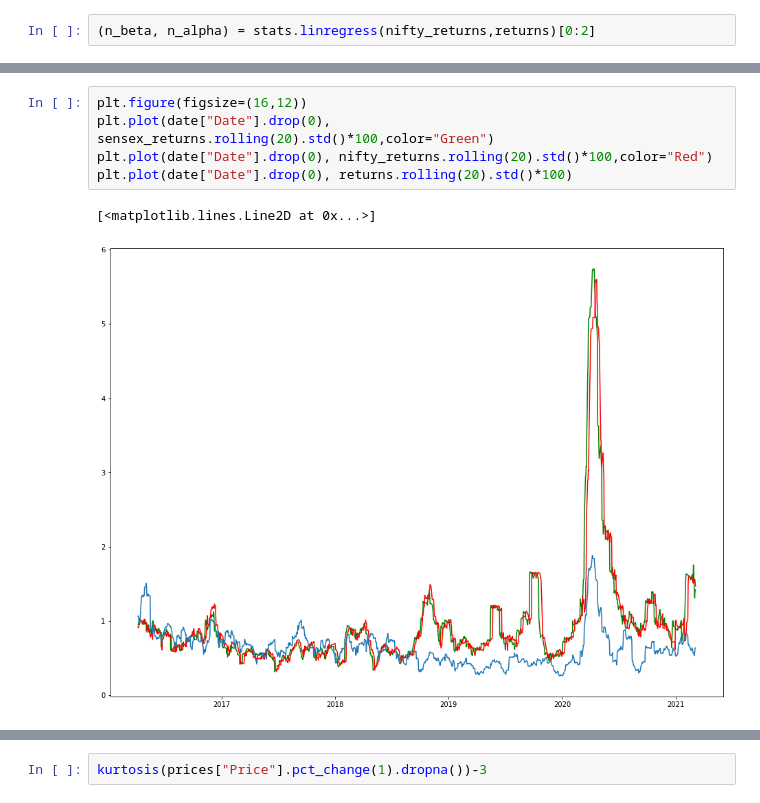
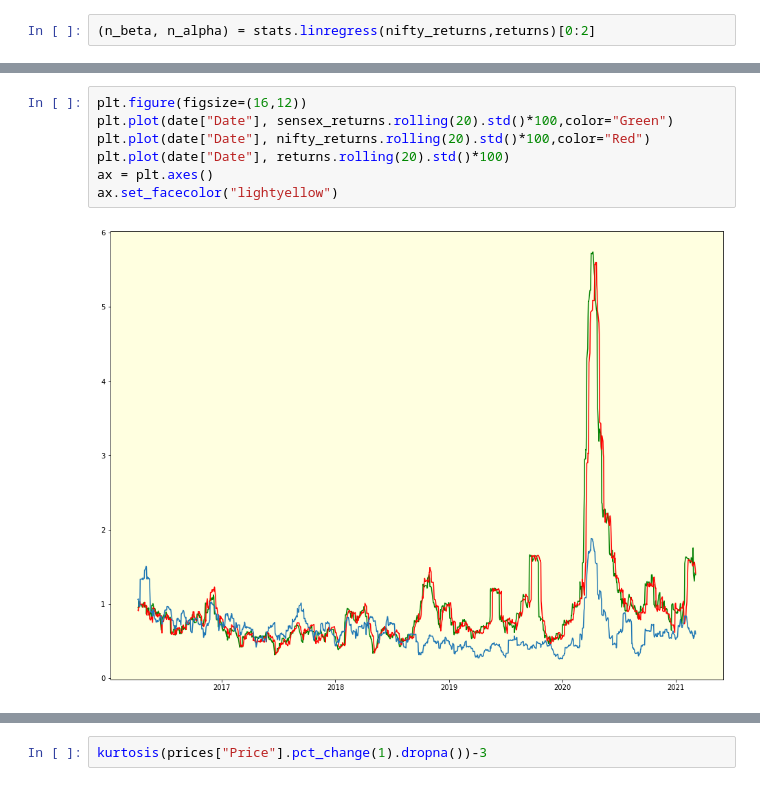
Before and after one commit to rohithandique/ACM-Index-Fund-Project, a Jupyter notebook: Index Fund Stats.ipynb, the cells around one changed output, grey strips where cells are left out. Saved outputs shown, nothing was run; the diff lists cells and outputs as text.

```diff
--- a/Index Fund Stats.ipynb
+++ b/Index Fund Stats.ipynb
@@ -235,11 +235,12 @@ n_alpha
 # %%
 plt.figure(figsize=(16,12))
-plt.plot(date["Date"].drop(0), sensex_returns.rolling(20).std()*100,color="Green")
-plt.plot(date["Date"].drop(0), nifty_returns.rolling(20).std()*100,color="Red")
-plt.plot(date["Date"].drop(0), returns.rolling(20).std()*100)
+plt.plot(date["Date"], sensex_returns.rolling(20).std()*100,color="Green")
+plt.plot(date["Date"], nifty_returns.rolling(20).std()*100,color="Red")
+plt.plot(date["Date"], returns.rolling(20).std()*100)
+ax = plt.axes()
+ax.set_facecolor("lightyellow")
 # %% [output]
-[<matplotlib.lines.Line2D at 0x...>]
-[figure, old version]
+[figure, new version]
 # %%
 np.mean(returns)*100
 # %% [output]
```
Also changed, not shown: parts of 21 cells of this notebook, 1 other file.
